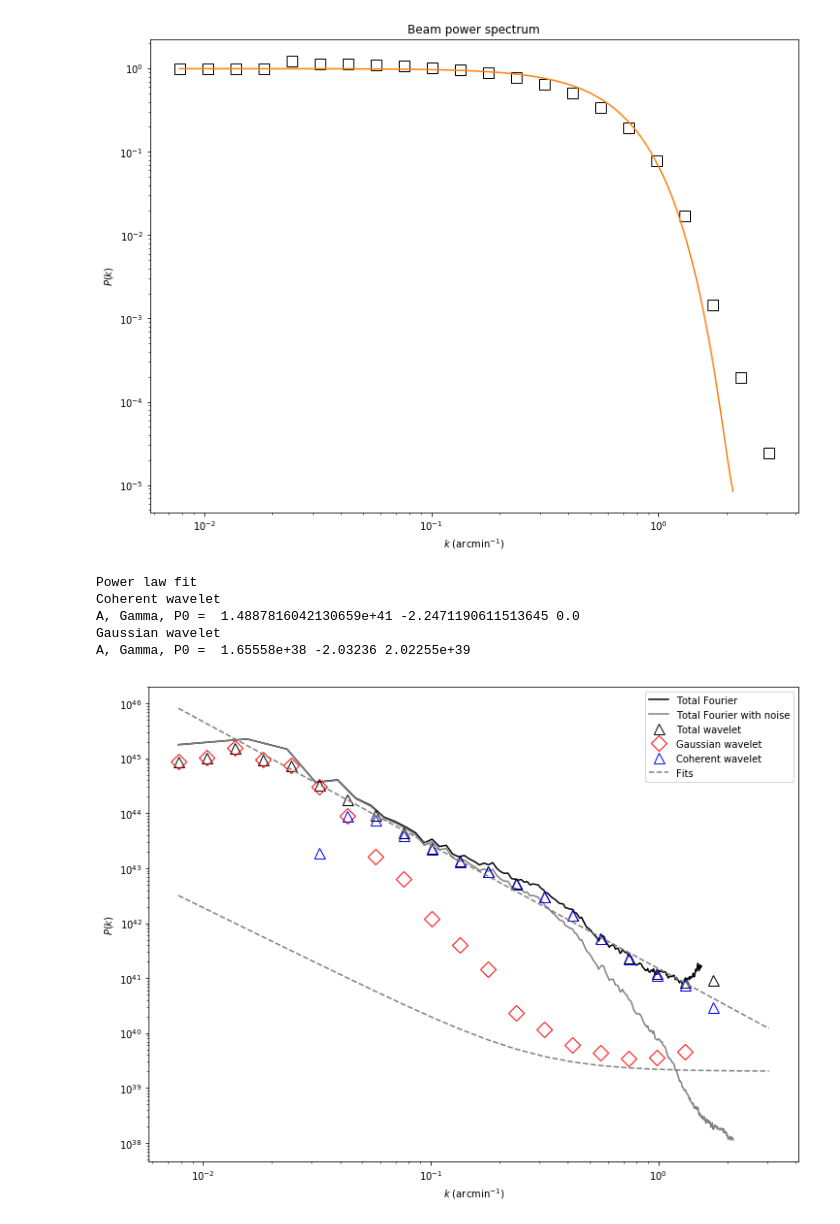
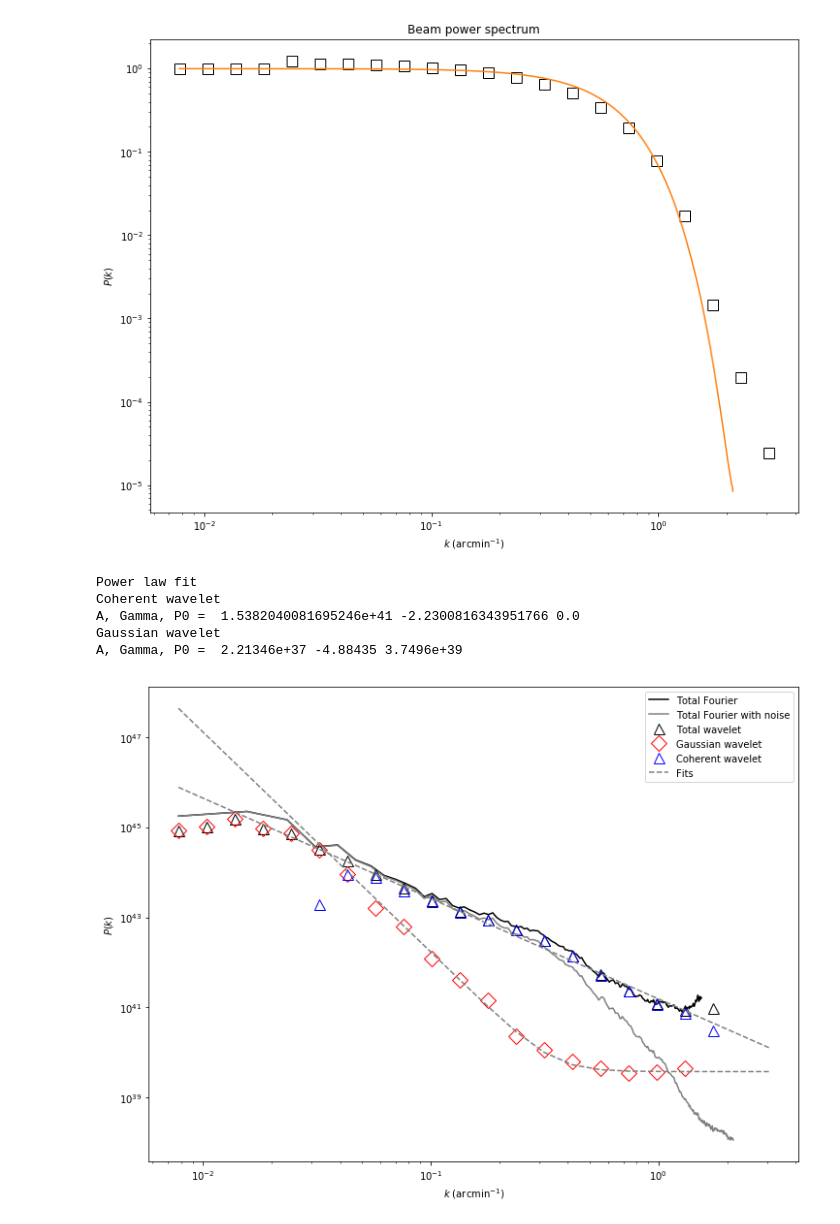
Before and after one commit to jfrob27/M1stage2020, a Jupyter notebook: Gouldbelt/LupusIII.ipynb, the cells around one changed output. Drawn from its saved outputs; the diff is of its cells as text; code cells hidden in the pictures.

```diff
--- a/Gouldbelt/LupusIII.ipynb
+++ b/Gouldbelt/LupusIII.ipynb
@@ -207,40 +206,40 @@ Text(0.5, 1.0, 'Beam power spectrum')
 Noise = spec_k[-1]
 
 #Power spectra fits
-A_gauss, gamma_gauss, P0_gauss = 0.00165558e+41, -2.03236, 0.0202255e+41
+A_gauss, gamma_gauss, P0_gauss = 0.000221346e+41, -4.88435, 0.0374960e+41
 fit_gauss=A_gauss*wav_k**gamma_gauss+P0_gauss
-A_cohe, cov = np.polyfit(np.log(wav_k[7:19]), np.log((S1a[1,7:19]-Noise)/BS1an[7:19]),deg=1,cov=True)
+A_cohe, cov = np.polyfit(np.log(wav_k[7:18]), np.log((S1a[1,7:18]-Noise)/BS1an[7:18]),deg=1,cov=True)
 fit_cohe=np.exp(A_cohe[1])*wav_k**A_cohe[0]
 
 print('Power law fit')
 print('Coherent wavelet')
 print('A, Gamma, P0 = ', np.exp(A_cohe[1]), A_cohe[0], 0.0)
 print('Gaussian wavelet')
 print('A, Gamma, P0 = ', A_gauss, gamma_gauss, P0_gauss)
 
 
 plt.figure(figsize(12,9))
 plt.plot(tab_k[:-75], (spec_k[:-75]-Noise)/spec_beamn2[:-75], color='black',label=r'Total Fourier')
 plt.plot(tab_k, spec_k, color='grey',label=r'Total Fourier with noise')
 plt.plot(wav_k, (S1a[0,:]-Noise)/BS1an,'^', markersize = 11, markerfacecolor='none', markeredgecolor='black', label='Total wavelet')
 plt.plot(wav_k, (S1a[2,:]-Noise)/BS1an,'D', markersize = 11, markerfacecolor='none', markeredgecolor='red', label='Gaussian wavelet')
 plt.plot(wav_k, (S1a[1,:]-Noise)/BS1an,'^', markersize = 11, markerfacecolor='none', markeredgecolor='blue', label='Coherent wavelet')
 
 plt.plot(wav_k, fit_gauss, color='grey', ls='--', lw=1.5, label=r'Fits')
 plt.plot(wav_k, fit_cohe, color='grey', ls='--', lw=1.5)
 
 
 plt.xscale('log')
 plt.yscale('log')
 plt.xlabel(r'$k$ (arcmin$^{-1}$)')
 plt.ylabel(r'$P(k)$')
 plt.legend()
 
 plt.savefig(path + 'HGBS_' + name + '_column_density_map_power_spec.png', dpi=500)
 # %% [output]
 Power law fit
 Coherent wavelet
-A, Gamma, P0 =  1.4887816042130659e+41 -2.2471190611513645 0.0
+A, Gamma, P0 =  1.5382040081695246e+41 -2.2300816343951766 0.0
 Gaussian wavelet
-A, Gamma, P0 =  1.65558e+38 -2.03236 2.02255e+39
+A, Gamma, P0 =  2.21346e+37 -4.88435 3.7496e+39
-[figure, old version]
+[figure, new version]
```
Also changed, not shown: parts of 6 cells of this notebook, 12 other files.
